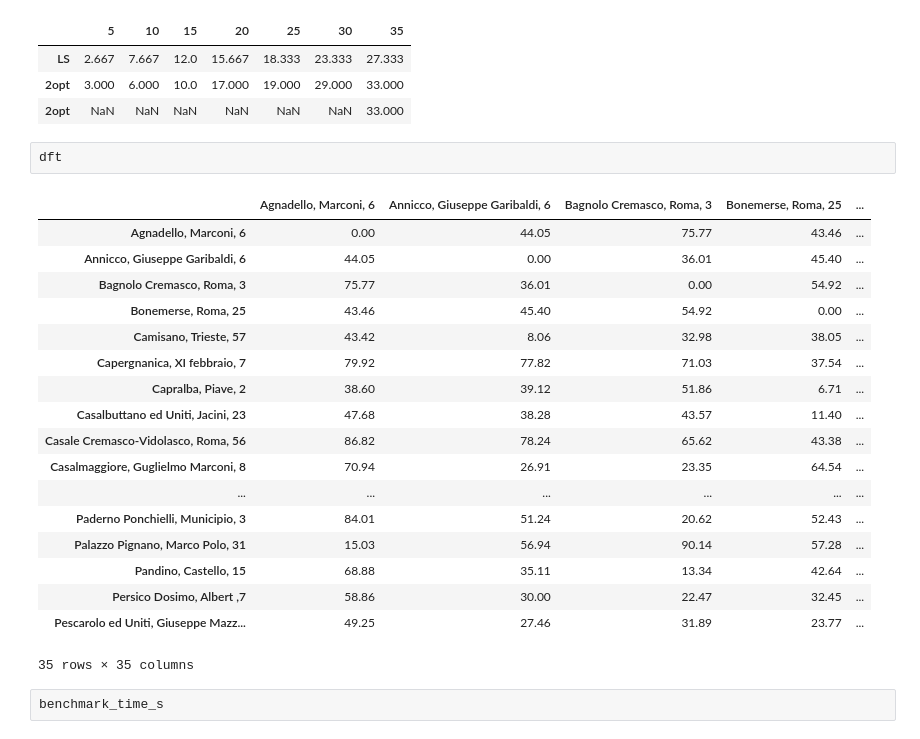
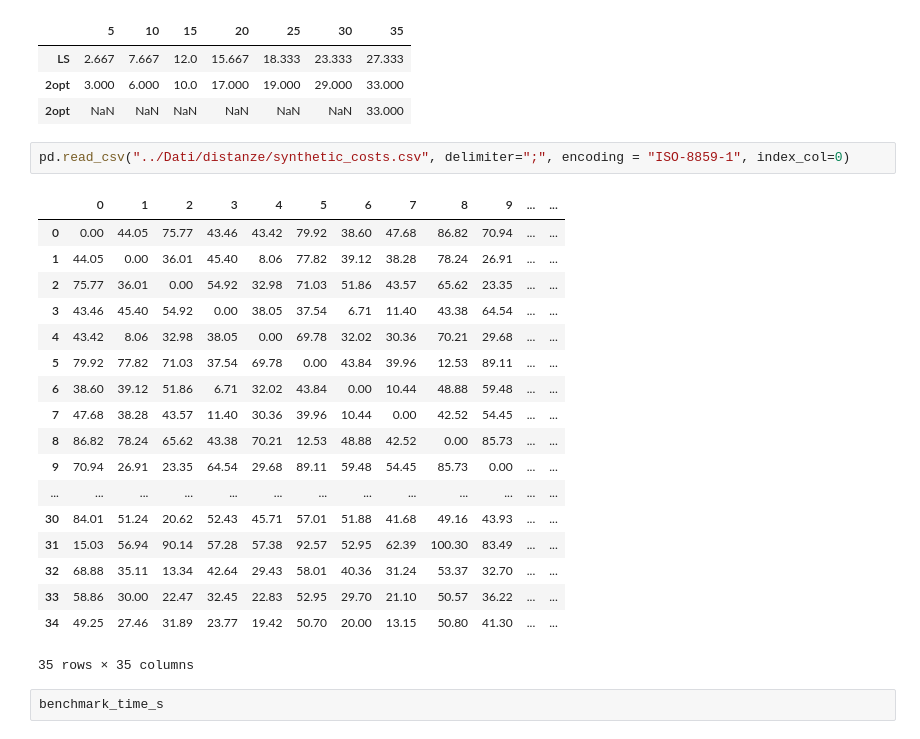
Before and after one commit to MassimoCavagna/Bachelor-Thesis, a Jupyter notebook: Algoritmi/2-opt.ipynb, the cells around one changed output. Cells and saved outputs as stored; diff of their text form.

```diff
--- a/Algoritmi/2-opt.ipynb
+++ b/Algoritmi/2-opt.ipynb
@@ -164,27 +176,27 @@ benchmark_counter_s
 | LS | 2.667 | 7.667 | 12.0 | 15.667 | 18.333 | 23.333 | 27.333 |
 | 2opt | 3.000 | 6.000 | 10.0 | 17.000 | 19.000 | 29.000 | 33.000 |
 | 2opt | NaN | NaN | NaN | NaN | NaN | NaN | 33.000 |
-# %%
-dft
-# %% [output]
-|  | Agnadello, Marconi, 6 | Annicco, Giuseppe Garibaldi, 6 | Bagnolo Cremasco, Roma, 3 | Bonemerse, Roma, 25 | ... |
-| Agnadello, Marconi, 6 | 0.00 | 44.05 | 75.77 | 43.46 | ... |
-| Annicco, Giuseppe Garibaldi, 6 | 44.05 | 0.00 | 36.01 | 45.40 | ... |
-| Bagnolo Cremasco, Roma, 3 | 75.77 | 36.01 | 0.00 | 54.92 | ... |
-| Bonemerse, Roma, 25 | 43.46 | 45.40 | 54.92 | 0.00 | ... |
-| Camisano, Trieste, 57 | 43.42 | 8.06 | 32.98 | 38.05 | ... |
-| Capergnanica, XI febbraio, 7 | 79.92 | 77.82 | 71.03 | 37.54 | ... |
-| Capralba, Piave, 2 | 38.60 | 39.12 | 51.86 | 6.71 | ... |
-| Casalbuttano ed Uniti, Jacini, 23 | 47.68 | 38.28 | 43.57 | 11.40 | ... |
-| Casale Cremasco-Vidolasco, Roma, 56 | 86.82 | 78.24 | 65.62 | 43.38 | ... |
-| Casalmaggiore, Guglielmo Marconi, 8 | 70.94 | 26.91 | 23.35 | 64.54 | ... |
-| ... | ... | ... | ... | ... | ... |
-| Paderno Ponchielli, Municipio, 3 | 84.01 | 51.24 | 20.62 | 52.43 | ... |
-| Palazzo Pignano, Marco Polo, 31 | 15.03 | 56.94 | 90.14 | 57.28 | ... |
-| Pandino, Castello, 15 | 68.88 | 35.11 | 13.34 | 42.64 | ... |
-| Persico Dosimo, Albert ,7 | 58.86 | 30.00 | 22.47 | 32.45 | ... |
-| Pescarolo ed Uniti, Giuseppe Mazz... | 49.25 | 27.46 | 31.89 | 23.77 | ... |
-35 rows × 35 columns
+# %%
+pd.read_csv("../Dati/distanze/synthetic_costs.csv", delimiter=";", encoding = "ISO-8859-1", index_col=0)
+# %% [output]
+|  | 0 | 1 | 2 | 3 | 4 | 5 | 6 | 7 | 8 | 9 | ... | ... |
+| 0 | 0.00 | 44.05 | 75.77 | 43.46 | 43.42 | 79.92 | 38.60 | 47.68 | 86.82 | 70.94 | ... | ... |
+| 1 | 44.05 | 0.00 | 36.01 | 45.40 | 8.06 | 77.82 | 39.12 | 38.28 | 78.24 | 26.91 | ... | ... |
+| 2 | 75.77 | 36.01 | 0.00 | 54.92 | 32.98 | 71.03 | 51.86 | 43.57 | 65.62 | 23.35 | ... | ... |
+| 3 | 43.46 | 45.40 | 54.92 | 0.00 | 38.05 | 37.54 | 6.71 | 11.40 | 43.38 | 64.54 | ... | ... |
+| 4 | 43.42 | 8.06 | 32.98 | 38.05 | 0.00 | 69.78 | 32.02 | 30.36 | 70.21 | 29.68 | ... | ... |
+| 5 | 79.92 | 77.82 | 71.03 | 37.54 | 69.78 | 0.00 | 43.84 | 39.96 | 12.53 | 89.11 | ... | ... |
+| 6 | 38.60 | 39.12 | 51.86 | 6.71 | 32.02 | 43.84 | 0.00 | 10.44 | 48.88 | 59.48 | ... | ... |
+| 7 | 47.68 | 38.28 | 43.57 | 11.40 | 30.36 | 39.96 | 10.44 | 0.00 | 42.52 | 54.45 | ... | ... |
+| 8 | 86.82 | 78.24 | 65.62 | 43.38 | 70.21 | 12.53 | 48.88 | 42.52 | 0.00 | 85.73 | ... | ... |
+| 9 | 70.94 | 26.91 | 23.35 | 64.54 | 29.68 | 89.11 | 59.48 | 54.45 | 85.73 | 0.00 | ... | ... |
+| ... | ... | ... | ... | ... | ... | ... | ... | ... | ... | ... | ... | ... |
+| 30 | 84.01 | 51.24 | 20.62 | 52.43 | 45.71 | 57.01 | 51.88 | 41.68 | 49.16 | 43.93 | ... | ... |
+| 31 | 15.03 | 56.94 | 90.14 | 57.28 | 57.38 | 92.57 | 52.95 | 62.39 | 100.30 | 83.49 | ... | ... |
+| 32 | 68.88 | 35.11 | 13.34 | 42.64 | 29.43 | 58.01 | 40.36 | 31.24 | 53.37 | 32.70 | ... | ... |
+| 33 | 58.86 | 30.00 | 22.47 | 32.45 | 22.83 | 52.95 | 29.70 | 21.10 | 50.57 | 36.22 | ... | ... |
+| 34 | 49.25 | 27.46 | 31.89 | 23.77 | 19.42 | 50.70 | 20.00 | 13.15 | 50.80 | 41.30 | ... | ... |
+35 rows × 35 columns
 # %%
 benchmark_time_s
 # %% [output]
```
Also changed, not shown: parts of 1 cell of this notebook, 4 other files.
